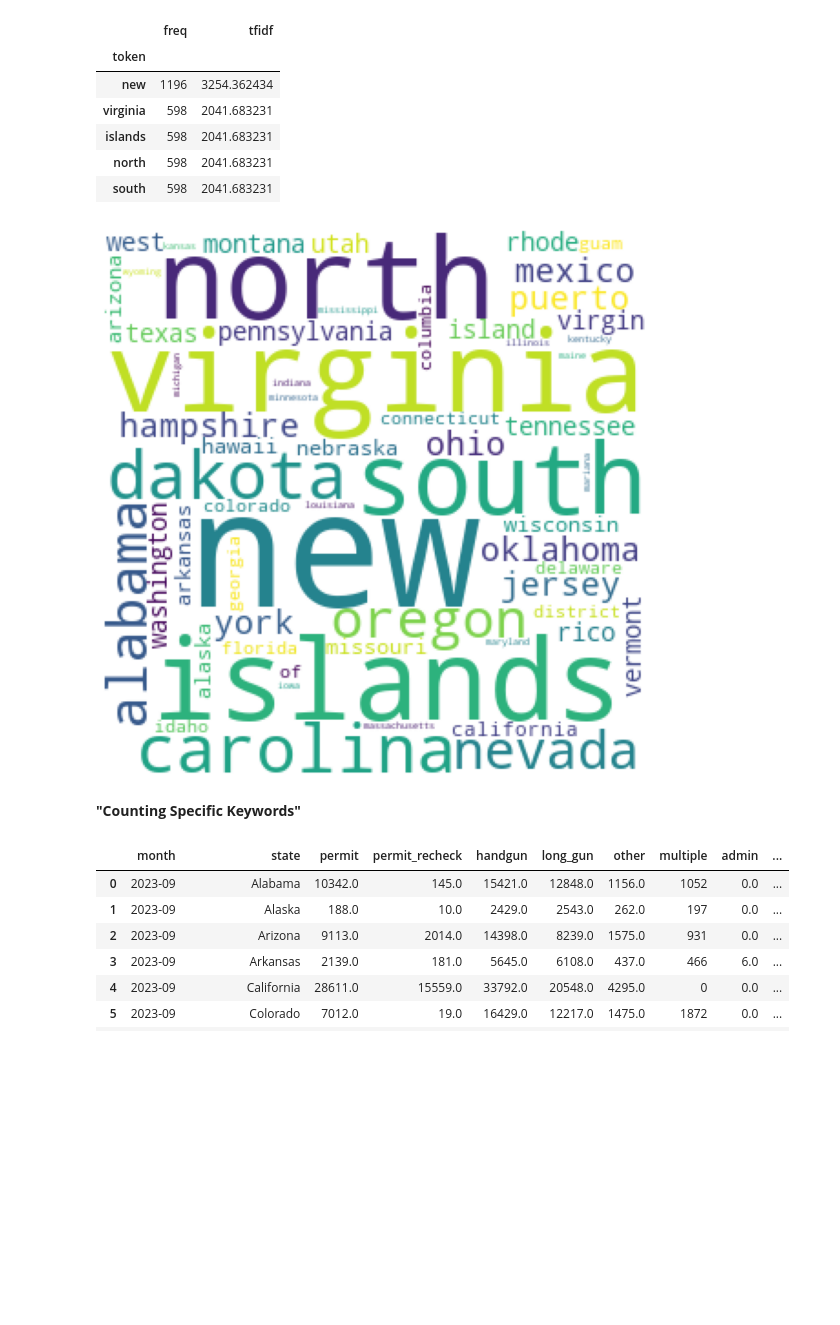
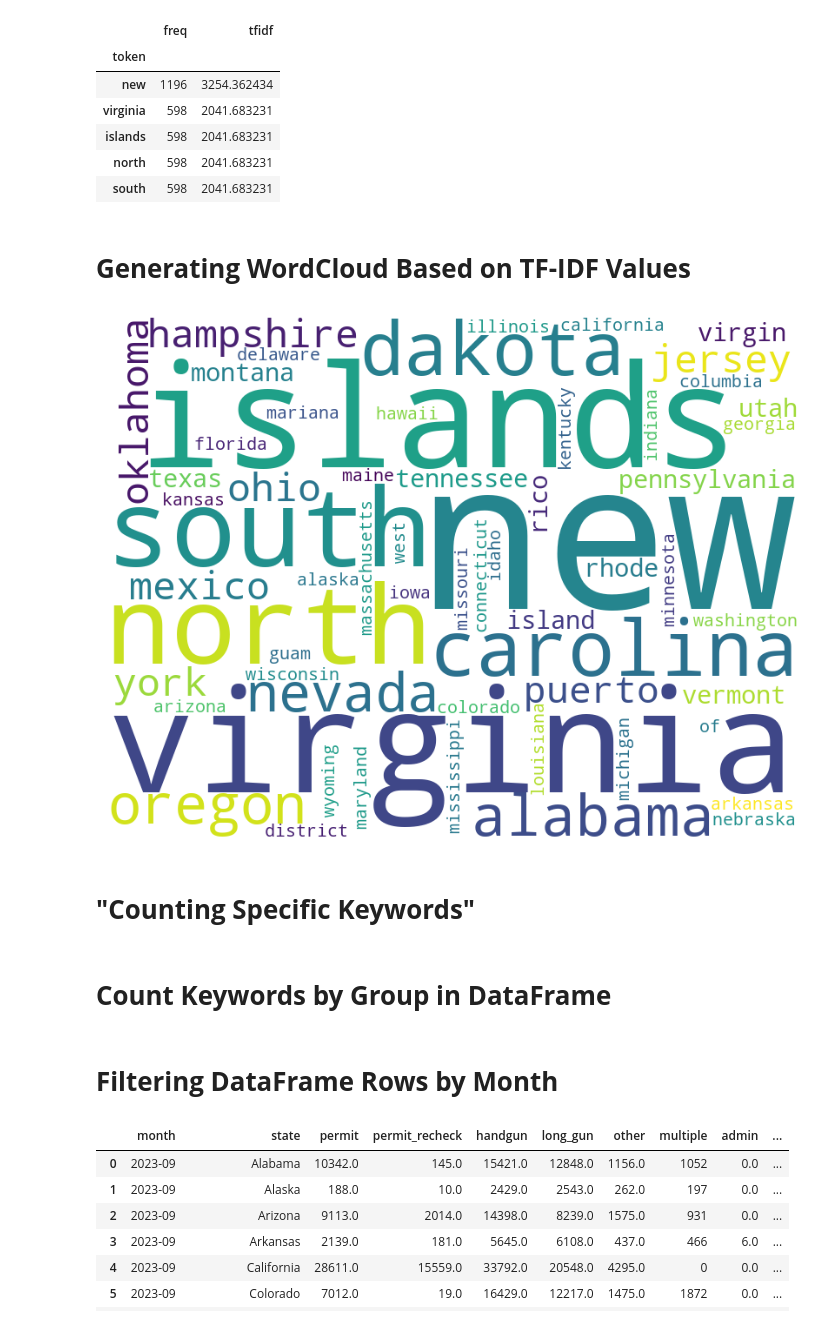
Before and after one commit to KeerthiR02/TextBasedAnalysis, a Jupyter notebook: assignment3.ipynb, the cells around one changed output. Cells and saved outputs as stored; diff of their text form; code cells hidden in the pictures; blank space fills up the shorter version.

```diff
--- a/assignment3.ipynb
+++ b/assignment3.ipynb
@@ -141,24 +143,28 @@ freq_df.head()
 | islands | 598 | 2041.683231 |
 | north | 598 | 2041.683231 |
 | south | 598 | 2041.683231 |
+# %% [markdown]
+# **Generating WordCloud Based on TF-IDF Values**
 # %%
-wc = WordCloud(background_color='white', width = 300, height=300,margin=2)
+wc = WordCloud(background_color='white', width = 800, height=600,margin=2)
 wc.fit_words(freq_df['tfidf'].to_dict() )
 plt.figure(figsize = (8, 8), facecolor = None)
 plt.imshow(wc)
 plt.axis("off")
 plt.tight_layout(pad = 0)
 plt.show()
 # %% [output]
-[figure, old version]
+[figure, new version]
 # %% [markdown]
-**"Counting Specific Keywords"**
+# **"Counting Specific Keywords"**
 # %%
 df['num_tokens'] = df['tokens'].map(len)
 def count_keywords(tokens, keywords):
     tokens = [t for t in tokens if t in keywords]
     counter = Counter(tokens)
     return [counter.get(k, 0) for k in keywords]
+# %% [markdown]
+# **Count Keywords by Group in DataFrame**
 # %%
 def count_keywords_by(df, by, keywords, column='tokens'):
     df = df.reset_index(drop=True)
@@ -168,6 +174,8 @@ def count_keywords_by(df, by, keywords, column='tokens'):
     freq_df[by] = df[by]
 # copy the grouping column(s)
     return freq_df.groupby(by=by).sum().sort_values(by)
+# %% [markdown]
+# **Filtering DataFrame Rows by Month**
 # %%
 df= df[df['month']=='2023-09']
 df.head(20)
```
Also changed, not shown: parts of 11 cells of this notebook.
